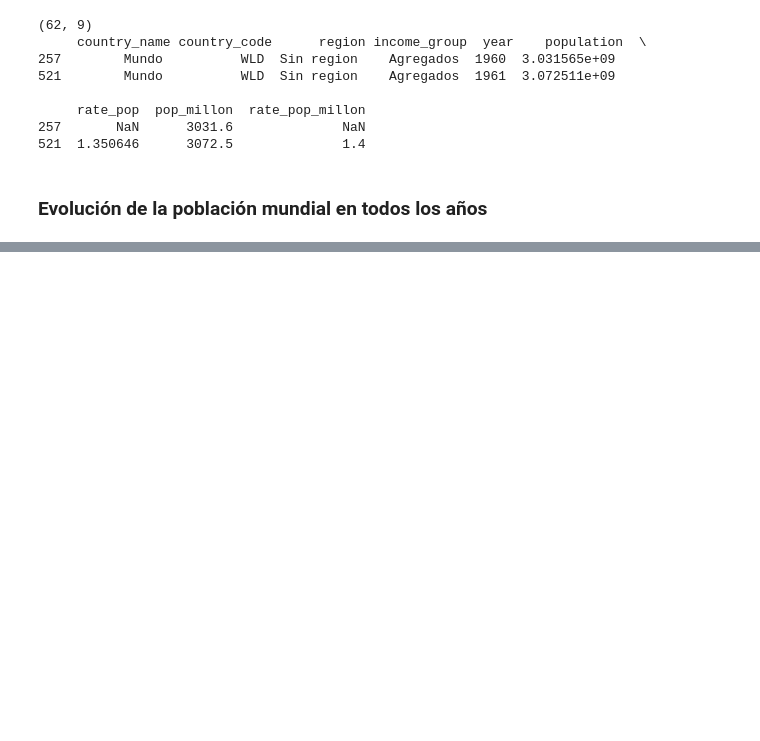
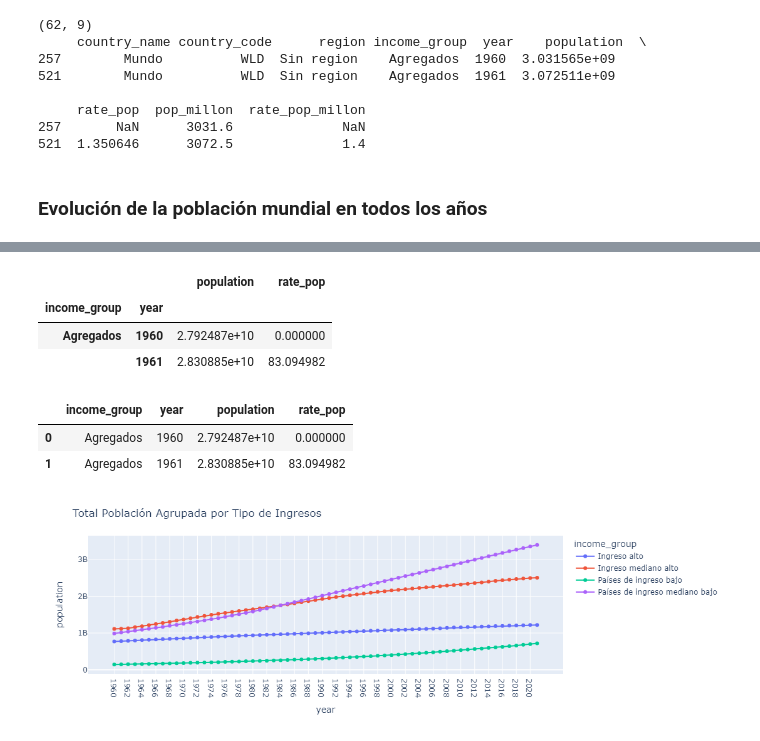
Before and after one commit to vasoto22/pythonetl, a Jupyter notebook: src/etl/transformacion.ipynb, the cells around one changed output, grey strips where cells are left out. Saved outputs shown, nothing was run; the diff lists cells and outputs as text; code cells hidden in the pictures; blank space fills up the shorter version.

```diff
--- a/src/etl/transformacion.ipynb
+++ b/src/etl/transformacion.ipynb
@@ -418,0 +444,13 @@ fig.show()
+# %%
+df_world_population[df_world_population['income_group']!='No clasificado'].groupby(['income_group','year'])[['population','rate_pop']].sum().head(2)
+# %% [output]
+|  |  | population | rate_pop |
+| income_group | year |  |  |
+| Agregados | 1960 | 2.792487e+10 | 0.000000 |
+|  | 1961 | 2.830885e+10 | 83.094982 |
+# %%
+df_world_population[df_world_population['income_group']!='No clasificado'].groupby(['income_group','year'])[['population','rate_pop']].sum().reset_index().head(2)
+# %% [output]
+|  | income_group | year | population | rate_pop |
+| 0 | Agregados | 1960 | 2.792487e+10 | 0.000000 |
+| 1 | Agregados | 1961 | 2.830885e+10 | 83.094982 |
@@ -418,0 +459,7 @@ fig.show()
+# %%
+filtered_df = df_world_population[~df_world_population['income_group'].isin(['No clasificado', 'Agregados'])]
+fig = px.line(filtered_df.groupby(['income_group','year'])[['population','rate_pop']].sum().reset_index(),x='year',y='population',color ='income_group', markers=True)
+fig.update_layout(title='Total Población Agrupada por Tipo de Ingresos')
+fig.show()
+# %% [output]
+[figure, added]
```
Also changed, not shown: parts of 9 cells of this notebook.
